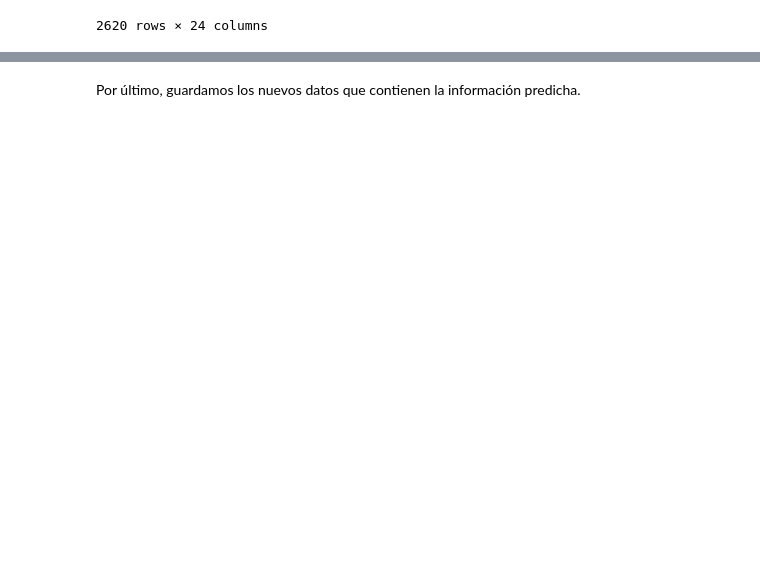
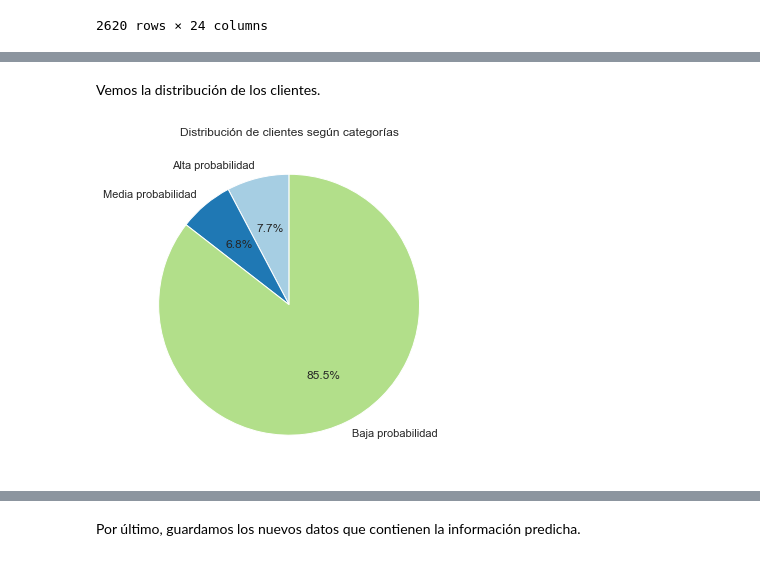
Before and after one commit to lauralardies/caso_practico_1, a Jupyter notebook: Caso Práctico/analisis/analisis_predicciones.ipynb, the cells around one changed output, grey strips where cells are left out. Saved outputs shown, nothing was run; the diff lists cells and outputs as text; code cells hidden in the pictures; blank space fills up the shorter version.

```diff
--- a/Caso Práctico/analisis/analisis_predicciones.ipynb
+++ b/Caso Práctico/analisis/analisis_predicciones.ipynb
@@ -155,3 +195,19 @@ clientes_predichos
+# %%
+# Función para crear un pie chart.
+
+def pie_chart(etiquetas, *args):
+    # Asegurarse de que el número de etiquetas coincida con el número de variables
+    if len(etiquetas) != len(args):
+        raise ValueError("El número de etiquetas debe coincidir con el número de variables.")
+
+    # Calcular la cantidad de clientes en cada categoría
+    cantidades = [len(var) for var in args]
+
+    # Crear el gráfico circular
+    plt.figure(figsize=(6, 6))
+    plt.pie(cantidades, labels=etiquetas, autopct='%1.1f%%', startangle=90, colors=plt.cm.Paired.colors[:len(cantidades)])
+    plt.title('Distribución de clientes según categorías')
+    plt.show()
 # %%
 def graficar_perfiles_clientes(df, prob):
     # Definir estilo de gráficos
@@ -207,0 +255,7 @@ graficar_perfiles_clientes(clientes_baja_prob, '< 40%')
+# %% [markdown]
+Vemos la distribución de los clientes.
+# %%
+etiquetas = ['Alta probabilidad', 'Media probabilidad', 'Baja probabilidad']
+pie_chart(etiquetas, clientes_alta_prob, clientes_media_prob, clientes_baja_prob)
+# %% [output]
+[figure, added]
```
Also changed, not shown: parts of 7 cells of this notebook.
